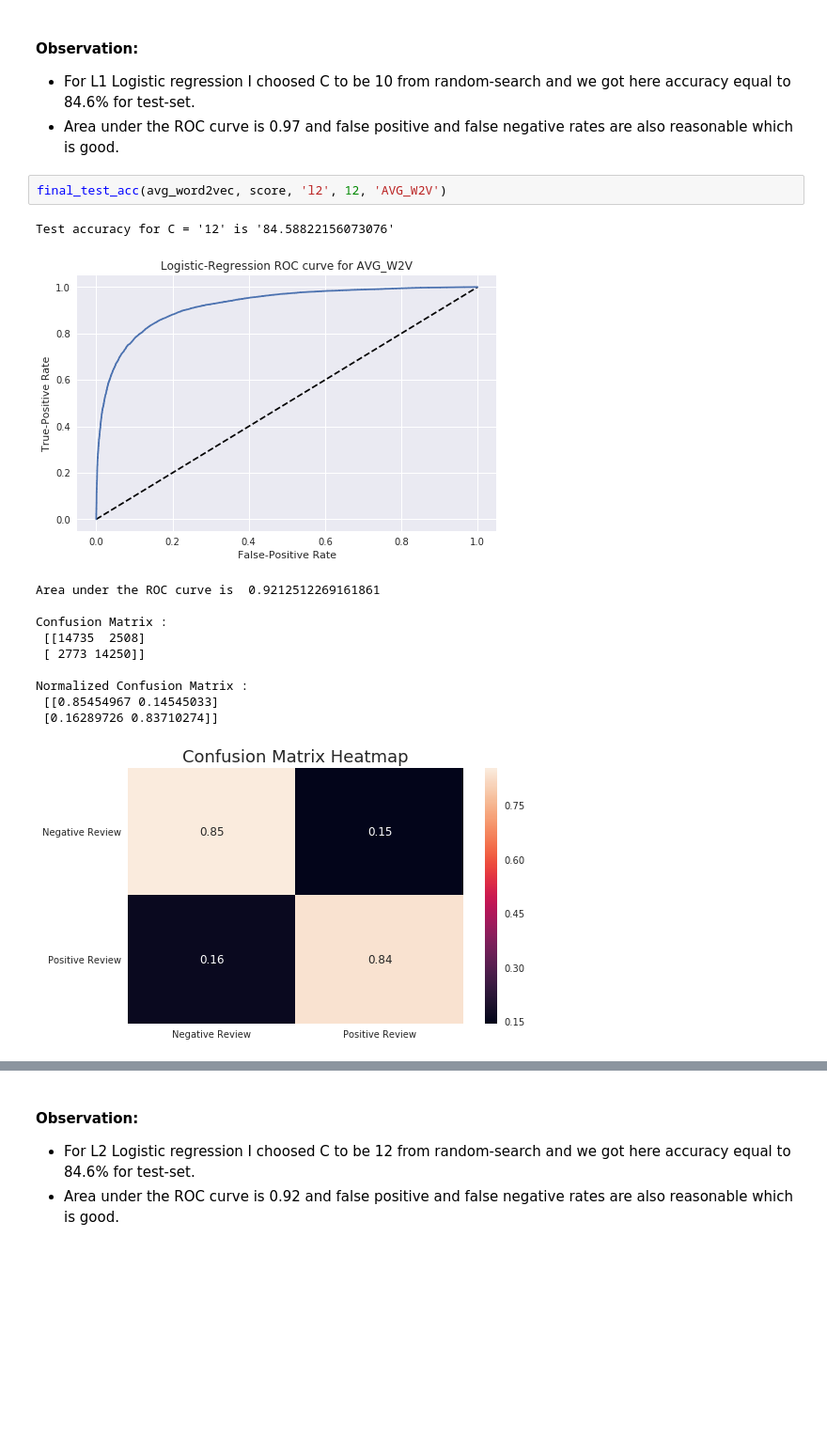
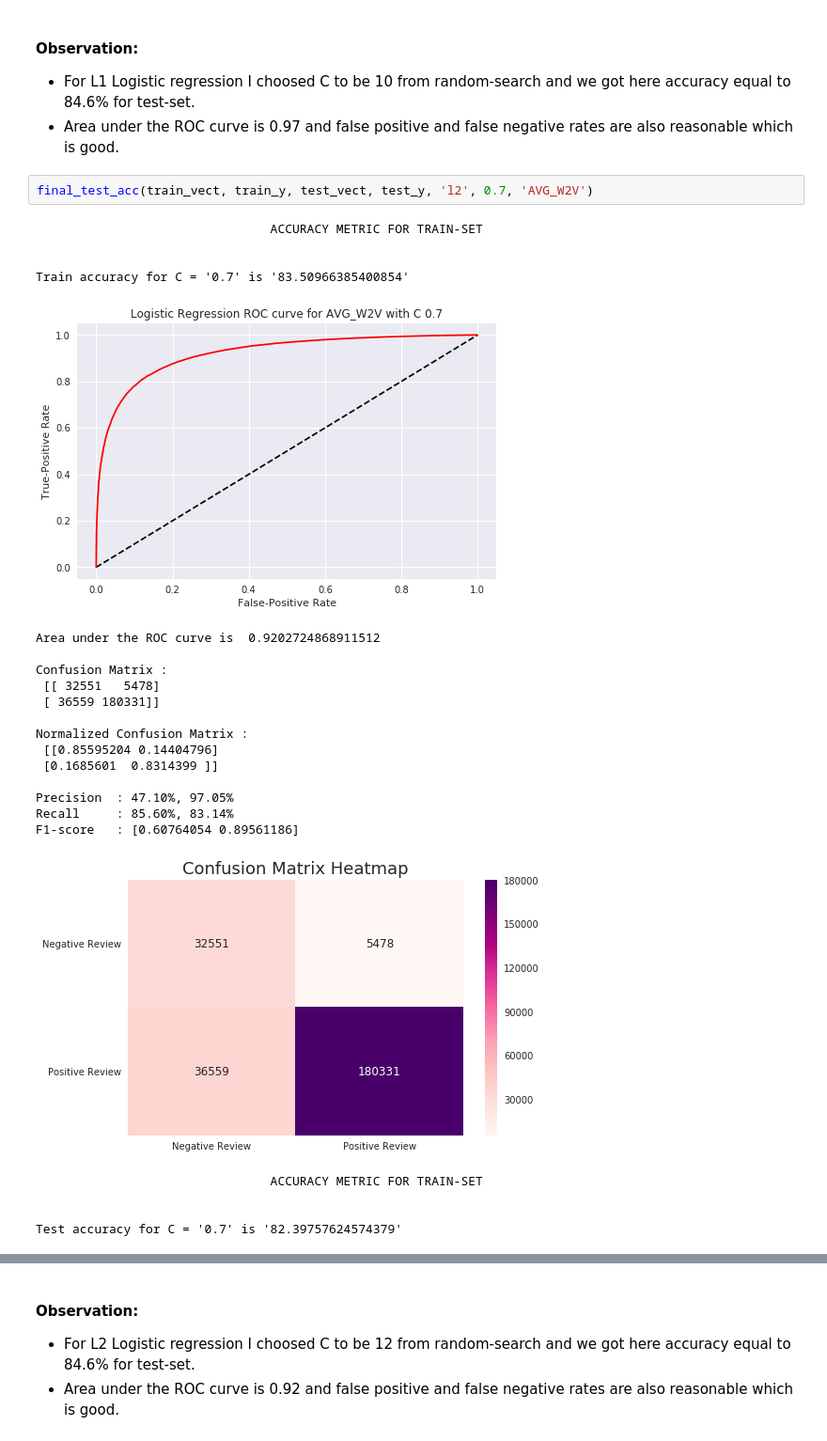
Before and after one commit to sradheya99/ML-Algorithms, a Jupyter notebook: 4.LogisticRegression/LogisticRegression_AZ.ipynb, the cells around one changed output, grey strips where cells are left out. Shown at 94% size. Drawn from its saved outputs; the diff is of its cells as text; blank space fills up the shorter version.

```diff
--- a/4.LogisticRegression/LogisticRegression_AZ.ipynb
+++ b/4.LogisticRegression/LogisticRegression_AZ.ipynb
@@ -1396,18 +1444,29 @@ Normalized Confusion Matrix :
 #### Observation:
 * For L1 Logistic regression I choosed C to be 10 from random-search and we got here accuracy equal to 84.6% for test-set.
 * Area under the ROC curve is 0.97 and false positive and false negative rates are also reasonable which is good.
-# %%
-final_test_acc(avg_word2vec, score, 'l2', 12, 'AVG_W2V')
-# %% [output]
-Test accuracy for C = '12' is '84.58822156073076'
-[figure, removed]
-Area under the ROC curve is  0.9212512269161861
-
-Confusion Matrix :
- [[14735  2508]
- [ 2773 14250]]
-
-Normalized Confusion Matrix :
- [[0.85454967 0.14545033]
- [0.16289726 0.83710274]]
-[figure, removed]
+# %%
+final_test_acc(train_vect, train_y, test_vect, test_y, 'l2', 0.7, 'AVG_W2V')
+# %% [output]
+                                ACCURACY METRIC FOR TRAIN-SET
+
+
+Train accuracy for C = '0.7' is '83.50966385400854'
+[figure, added]
+Area under the ROC curve is  0.9202724868911512
+
+Confusion Matrix :
+ [[ 32551   5478]
+ [ 36559 180331]]
+
+Normalized Confusion Matrix :
+ [[0.85595204 0.14404796]
+ [0.1685601  0.8314399 ]]
+
+Precision  : 47.10%, 97.05%
+Recall     : 85.60%, 83.14%
+F1-score   : [0.60764054 0.89561186]
+[figure, added]
+                                ACCURACY METRIC FOR TRAIN-SET
+
+
+Test accuracy for C = '0.7' is '82.39757624574379'
```
Also changed, not shown: parts of 19 cells of this notebook.
